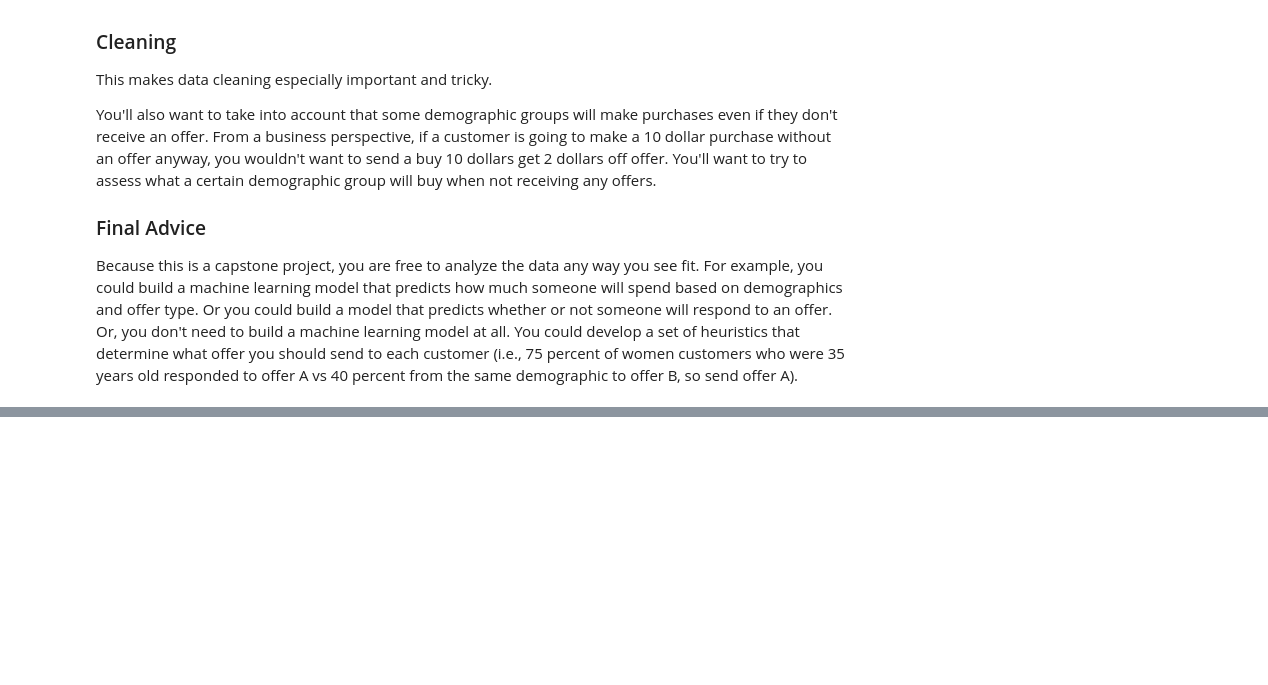
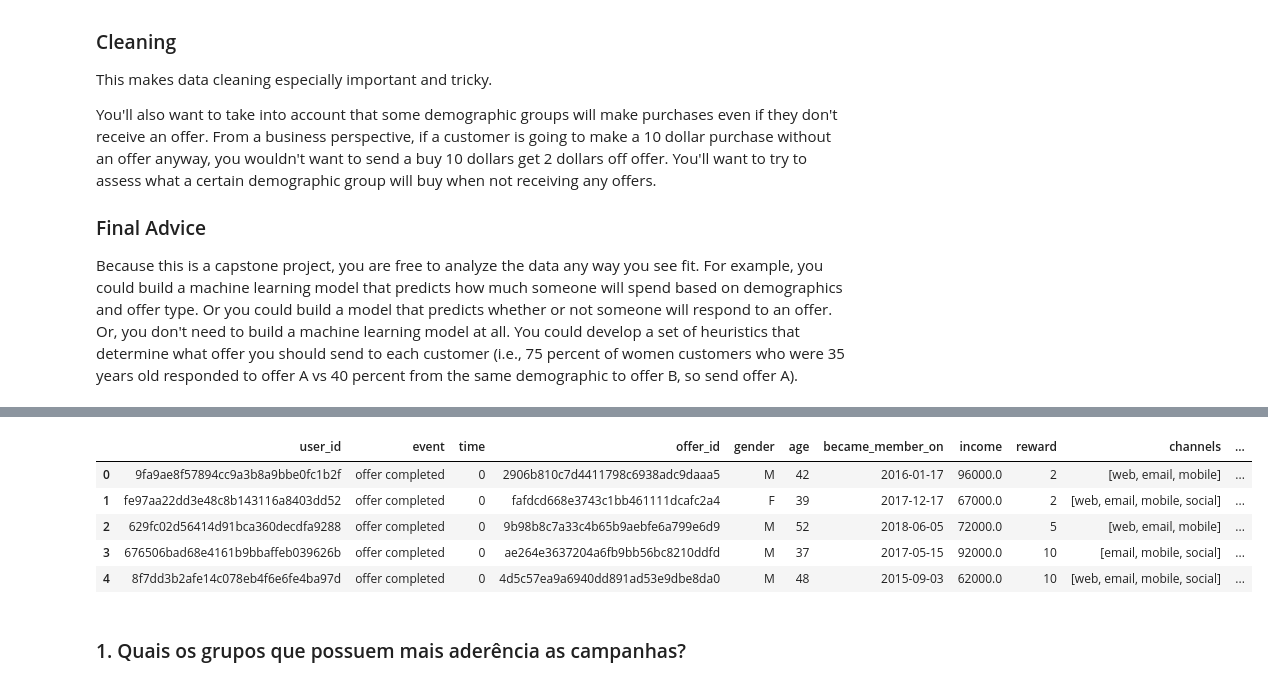
Before and after one commit to matsuch/Capstone-Project-Starbucks, a Jupyter notebook: Starbucks_Capstone_notebook.ipynb, the cells around one changed output, grey strips where cells are left out. Drawn from its saved outputs; the diff is of its cells as text; code cells hidden in the pictures; blank space fills up the shorter version.

```diff
--- a/Starbucks_Capstone_notebook.ipynb
+++ b/Starbucks_Capstone_notebook.ipynb
@@ -86,0 +108,7 @@ transcript = pd.read_json('data/transcript.json', orient='records', lines=True)
+# %%
+#converting the 'became_member_on' column into datetime
+profile['became_member_on'] = pd.to_datetime(profile['became_member_on'].astype(str), format='%Y%m%d')
+#rename columns
+profile = profile.rename(columns={'id': 'user_id'})
+#Show df to get an idea of the data
+profile.head()
@@ -95,0 +150,21 @@ portfolio.head()
+# %%
+#df with all completed offers
+offers_completed = transcript[transcript['event'] == 'offer completed']
+#rename column name
+offers_completed = offers_completed.rename(columns={'offer_id_completed': 'offer_id'})
+#drop value column
+offers_completed.drop(columns=['offer_id_received', 'amount', 'reward'], inplace=True)
+# %%
+offers_completed = offers_completed.merge(profile, how='left', on='user_id')
+offers_completed = offers_completed.merge(portfolio, how='left', on='offer_id')
+# %%
+offers_completed.head()
+# %% [output]
+|  | user_id | event | time | offer_id | gender | age | became_member_on | income | reward | channels | ... |
+| 0 | 9fa9ae8f57894cc9a3b8a9bbe0fc1b2f | offer completed | 0 | 2906b810c7d4411798c6938adc9daaa5 | M | 42 | 2016-01-17 | 96000.0 | 2 | [web, email, mobile] | ... |
+| 1 | fe97aa22dd3e48c8b143116a8403dd52 | offer completed | 0 | fafdcd668e3743c1bb461111dcafc2a4 | F | 39 | 2017-12-17 | 67000.0 | 2 | [web, email, mobile, social] | ... |
+| 2 | 629fc02d56414d91bca360decdfa9288 | offer completed | 0 | 9b98b8c7a33c4b65b9aebfe6a799e6d9 | M | 52 | 2018-06-05 | 72000.0 | 5 | [web, email, mobile] | ... |
+| 3 | 676506bad68e4161b9bbaffeb039626b | offer completed | 0 | ae264e3637204a6fb9bb56bc8210ddfd | M | 37 | 2017-05-15 | 92000.0 | 10 | [email, mobile, social] | ... |
+| 4 | 8f7dd3b2afe14c078eb4f6e6fe4ba97d | offer completed | 0 | 4d5c57ea9a6940dd891ad53e9dbe8da0 | M | 48 | 2015-09-03 | 62000.0 | 10 | [web, email, mobile, social] | ... |
+# %% [markdown]
+### 1. Quais os grupos que possuem mais aderência as campanhas?
```
Also changed, not shown: parts of 34 cells of this notebook.
